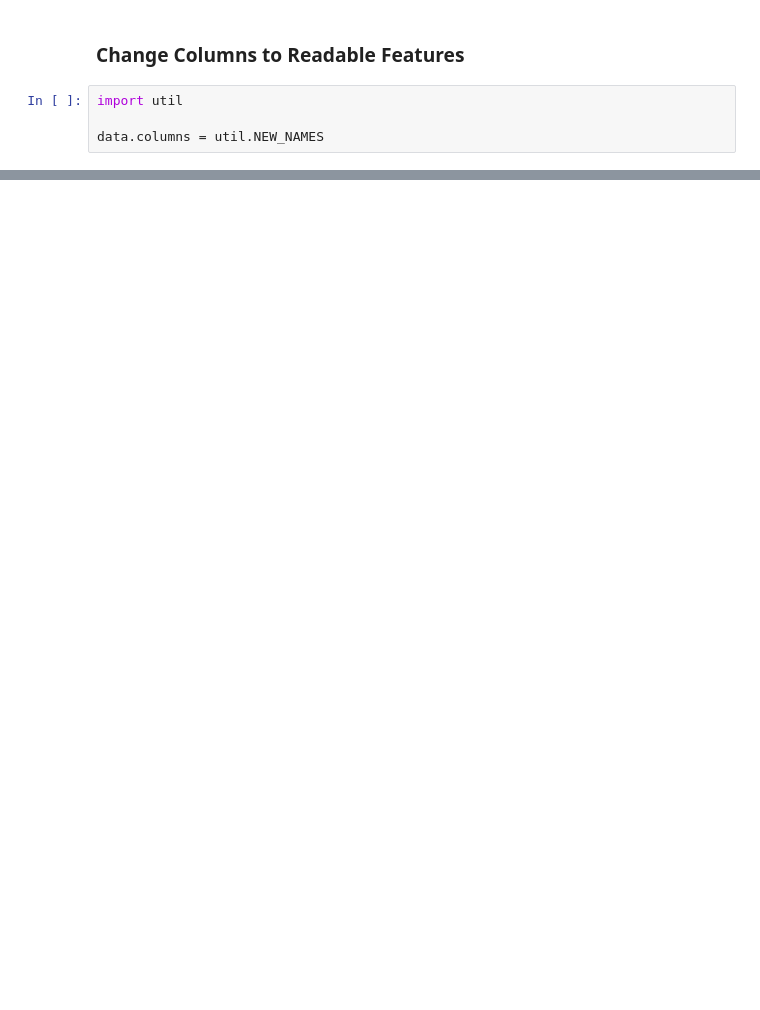
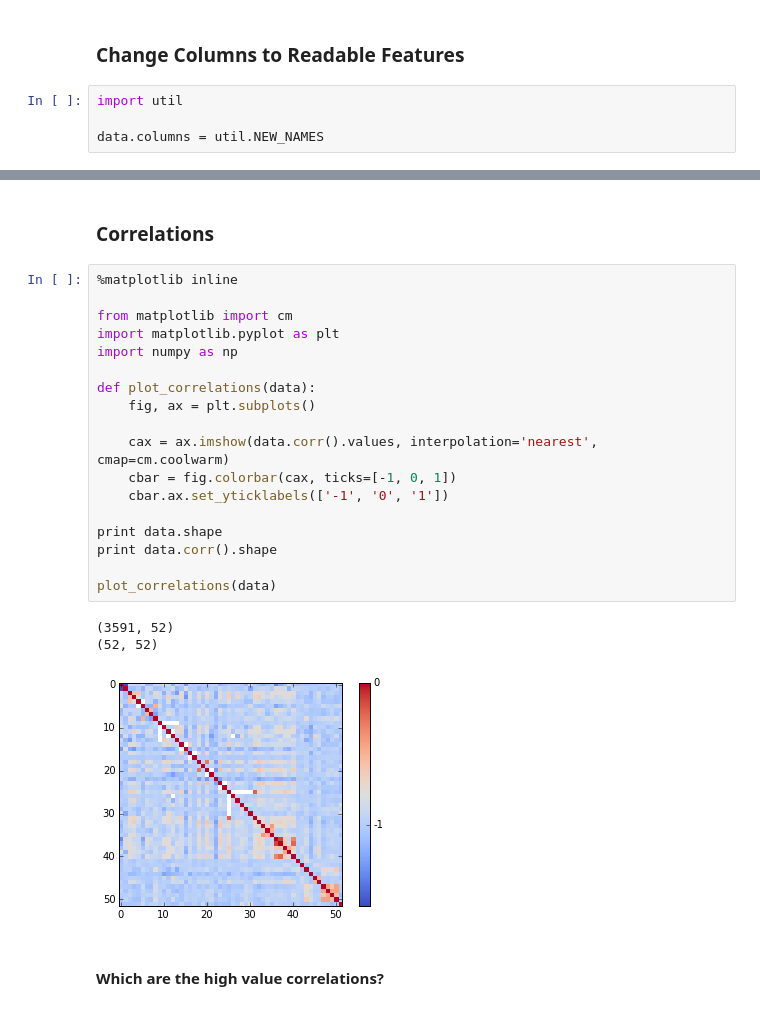
Before and after one commit to padelson/Infrastructure-Mapping, a Jupyter notebook: addis_ababa/addis_processing.ipynb, the cells around one changed output, grey strips where cells are left out. Saved outputs shown, nothing was run; the diff lists cells and outputs as text; blank space fills up the shorter version.

Commit message:
Up to correlations

```diff
--- a/addis_ababa/addis_processing.ipynb
+++ b/addis_ababa/addis_processing.ipynb
@@ -27,0 +59,26 @@ data[:3].describe()
+# %% [markdown]
+### Correlations
+# %%
+%matplotlib inline
+
+from matplotlib import cm
+import matplotlib.pyplot as plt
+import numpy as np
+
+def plot_correlations(data):
+    fig, ax = plt.subplots()
+
+    cax = ax.imshow(data.corr().values, interpolation='nearest', cmap=cm.coolwarm)
+    cbar = fig.colorbar(cax, ticks=[-1, 0, 1])
+    cbar.ax.set_yticklabels(['-1', '0', '1'])
+
+print data.shape
+print data.corr().shape
+
+plot_correlations(data)
+# %% [output]
+(3591, 52)
+(52, 52)
+[figure, added]
+# %% [markdown]
+#### Which are the high value correlations?
```
Also changed, not shown: parts of 9 cells of this notebook.
